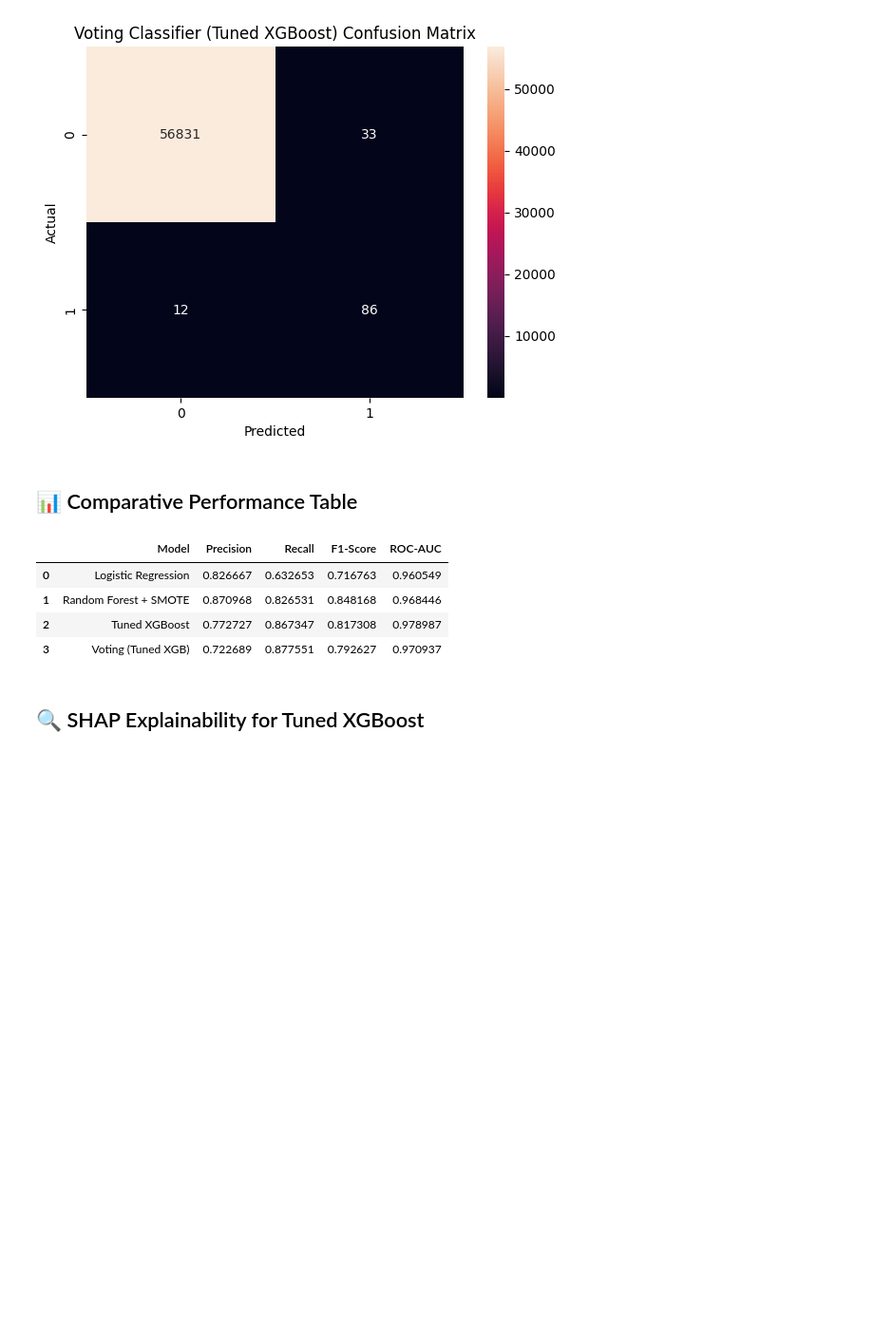
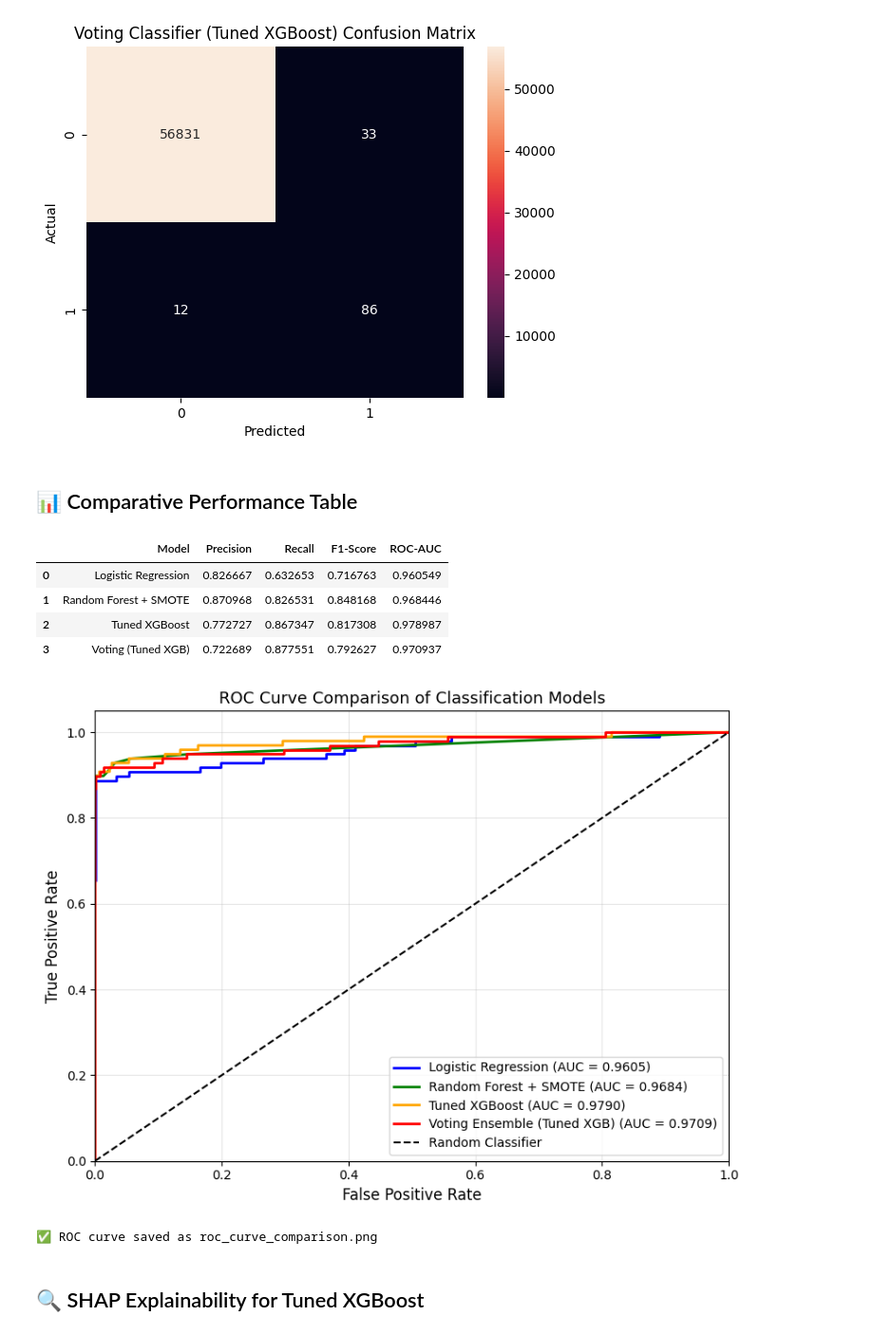
Before and after one commit to Sarthak1711-hub/Credit-Card-Fraud-Dectection-System, a Jupyter notebook: notebook/Credit_Card_Fraud_Detection.ipynb, the cells around one changed output. Shown at 95% size. Saved outputs shown, nothing was run; the diff lists cells and outputs as text; code cells hidden in the pictures; blank space fills up the shorter version.

Commit message:
Update frontend, preprocessing, notebook, and model

```diff
--- a/notebook/Credit_Card_Fraud_Detection.ipynb
+++ b/notebook/Credit_Card_Fraud_Detection.ipynb
@@ -596,6 +599,52 @@ performance_df
 | 1 | Random Forest + SMOTE | 0.870968 | 0.826531 | 0.848168 | 0.968446 |
 | 2 | Tuned XGBoost | 0.772727 | 0.867347 | 0.817308 | 0.978987 |
 | 3 | Voting (Tuned XGB) | 0.722689 | 0.877551 | 0.792627 | 0.970937 |
+# %%
+## 📈 ROC Curve Comparison of All Models
+
+from sklearn.metrics import roc_curve, auc
+import matplotlib.pyplot as plt
+
+# All models with their predicted probabilities
+models_roc = {
+    "Logistic Regression": y_prob_lr,
+    "Random Forest + SMOTE": y_prob_rf_smote,
+    "Tuned XGBoost": y_prob_final_xgb,
+    "Voting Ensemble (Tuned XGB)": y_prob_vote
+}
+
+# Colors for each model line
+colors = ['blue', 'green', 'orange', 'red']
+
+plt.figure(figsize=(8, 6))
+
+for (name, y_prob), color in zip(models_roc.items(), colors):
+    fpr, tpr, _ = roc_curve(y_test, y_prob)
+    roc_auc = auc(fpr, tpr)
+    plt.plot(fpr, tpr, color=color, lw=2,
+             label=f'{name} (AUC = {roc_auc:.4f})')
+
+# Diagonal reference line (random classifier)
+plt.plot([0, 1], [0, 1], color='black', lw=1.5,
+         linestyle='--', label='Random Classifier')
+
+plt.xlim([0.0, 1.0])
+plt.ylim([0.0, 1.05])
+plt.xlabel('False Positive Rate', fontsize=12)
+plt.ylabel('True Positive Rate', fontsize=12)
+plt.title('ROC Curve Comparison of Classification Models', fontsize=13)
+plt.legend(loc='lower right', fontsize=10)
+plt.grid(True, alpha=0.3)
+plt.tight_layout()
+
+# Save as high resolution for paper
+plt.savefig('roc_curve_comparison.png', dpi=300, bbox_inches='tight')
+plt.show()
+
+print("✅ ROC curve saved as roc_curve_comparison.png")
+# %% [output]
+[figure, added]
+✅ ROC curve saved as roc_curve_comparison.png
 # %% [markdown]
 ## 🔍 SHAP Explainability for Tuned XGBoost
 # %%
```
Also changed, not shown: parts of 4 cells of this notebook, 7 other files.
